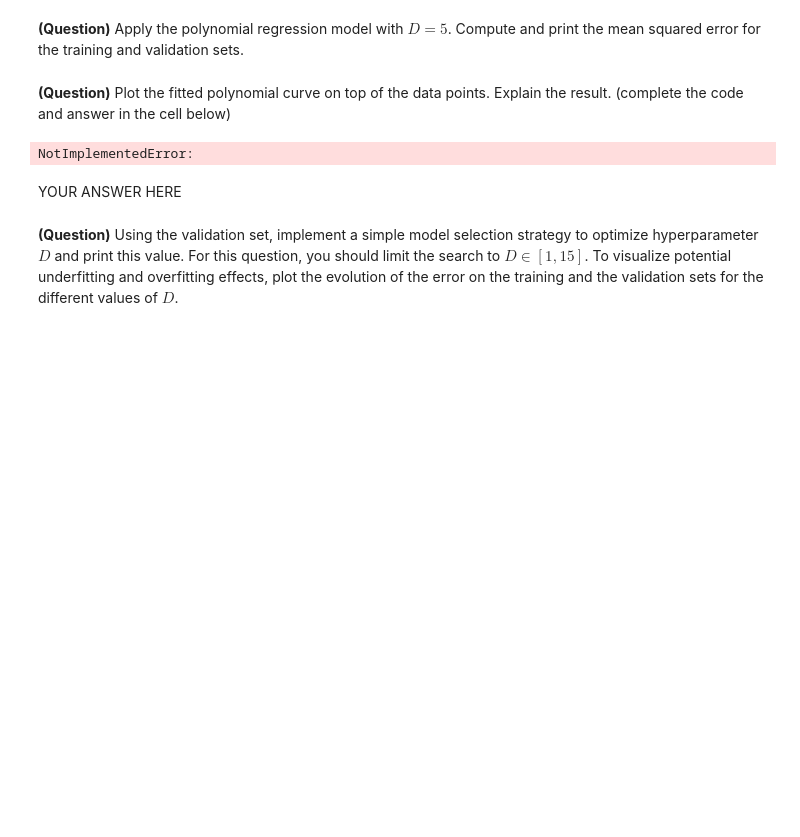
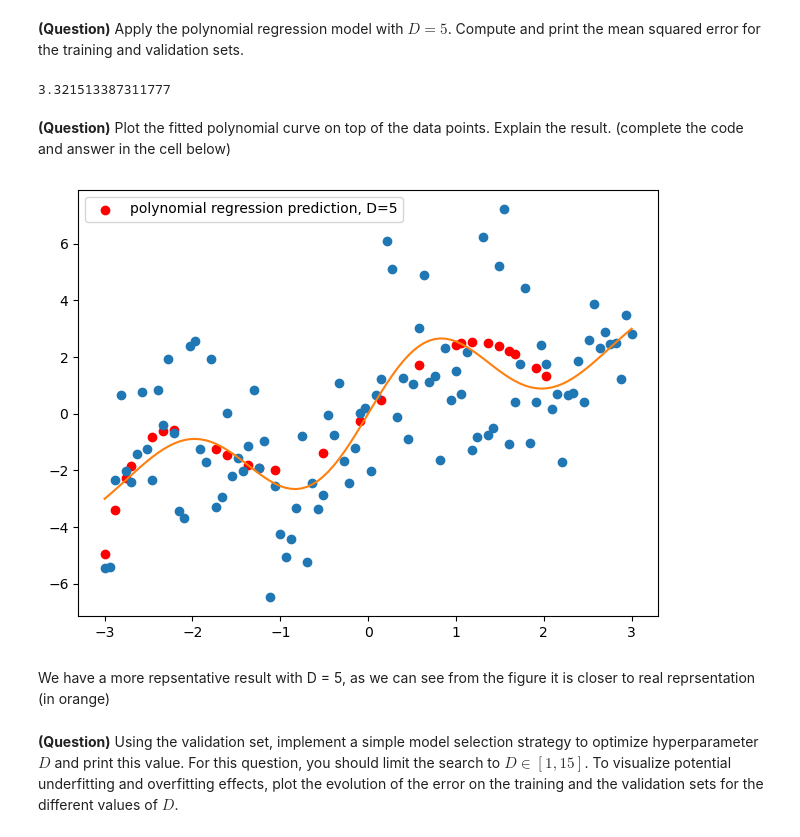
Before and after one commit to daJster/Machine_learning_2023, a Jupyter notebook: ml-tp1.ipynb, the cells around one changed output. Cells and saved outputs as stored; diff of their text form; code cells hidden in the pictures; blank space fills up the shorter version.

```diff
--- a/ml-tp1.ipynb
+++ b/ml-tp1.ipynb
@@ -176,16 +184,30 @@ pr = PolynomialRegression(D=5)
 X_poly_train, X_poly_valid = pr.make_poly(X_train), pr.make_poly(X_valid)
 pr.fit(X_poly_train, y_train)
 y_pred = pr.predict(X_poly_valid)
-mse = mean_squared_error(y_valid, y_)
+mse = mean_squared_error(y_valid, y_pred)
+print(mse)
+# %% [output]
+3.321513387311777
 # %% [markdown]
 **(Question)** Plot the fitted polynomial curve on top of the data points. Explain the result. (complete the code and answer in the cell below)
 # %%
 # YOUR CODE HERE
-raise NotImplementedError()
+X = np.linspace(-3, 3, num=N)
+y = X + (alpha * np.sin((2. * np.pi * X) / sigma) * np.exp(-(X ** 2) / (sigma ** 2)))
+# Add some random noise
+y_noisy = y + rng.standard_normal(N) * 2.
+plt.figure()
+plt.plot(X, y_noisy, 'o')
+plt.plot(X, y)
+plt.scatter(X_valid, y_pred, color='red', label="polynomial regression prediction, D=5")
+plt.legend()
+plt.tight_layout()
+plt.show()
+plt.close()
 # %% [output]
-NotImplementedError:
+[figure, added]
 # %% [markdown]
-YOUR ANSWER HERE
+We have a more repsentative result with D = 5, as we can see from the figure it is closer to real reprsentation (in orange)
 # %% [markdown]
 **(Question)** Using the validation set, implement a simple model selection strategy to optimize hyperparameter $D$ and print this value. For this question, you should limit the search to $D \in [1, 15]$.
 To visualize potential underfitting and overfitting effects, plot the evolution of the error on the training and the validation sets for the different values of $D$.
```
Also changed, not shown: parts of 13 cells of this notebook.
